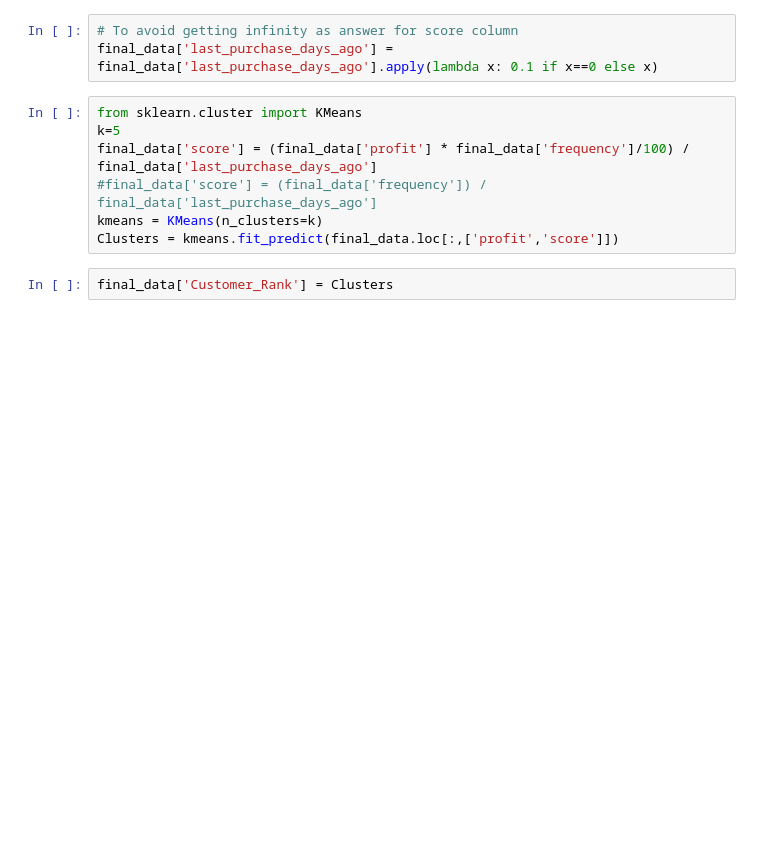
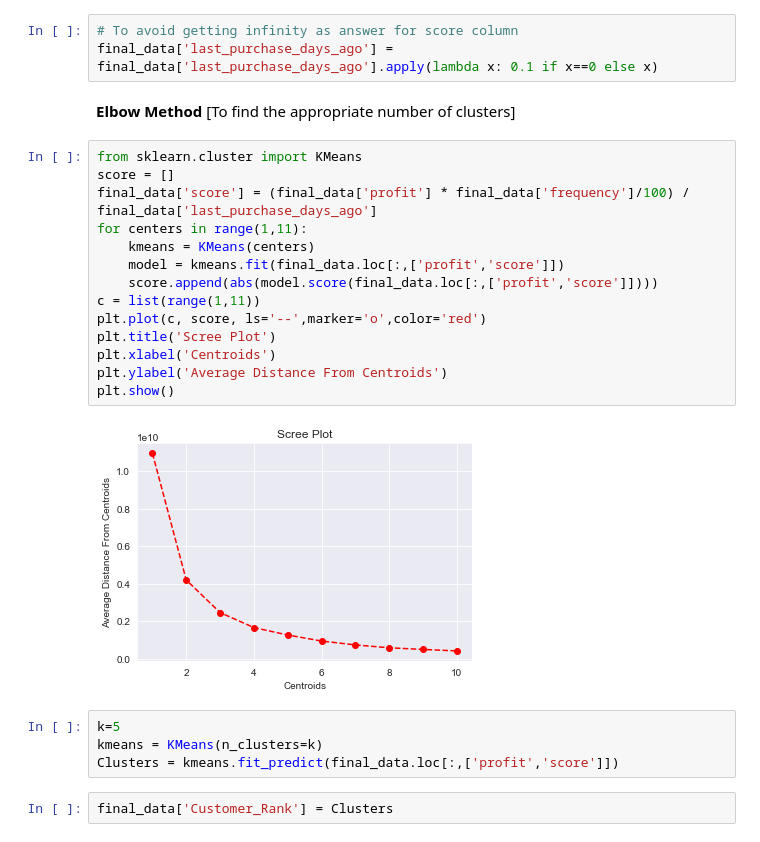
Before and after one commit to arunachalam-n/KPMG-Virtual_Internship, a Jupyter notebook: Module 2/Data Insights .ipynb, the cells around one changed output. Cells and saved outputs as stored; diff of their text form; blank space fills up the shorter version.

```diff
--- a/Module 2/Data Insights .ipynb
+++ b/Module 2/Data Insights .ipynb
@@ -97,11 +97,26 @@ We roughly removed along 670 Ids due to inconsistent data, So our final length o
 # %%
 # To avoid getting infinity as answer for score column
 final_data['last_purchase_days_ago'] = final_data['last_purchase_days_ago'].apply(lambda x: 0.1 if x==0 else x)
+# %% [markdown]
+**Elbow Method** [To find the appropriate number of clusters]
+# %%
+from sklearn.cluster import KMeans
+score = []
+final_data['score'] = (final_data['profit'] * final_data['frequency']/100) / final_data['last_purchase_days_ago']
+for centers in range(1,11):
+    kmeans = KMeans(centers)
+    model = kmeans.fit(final_data.loc[:,['profit','score']])
+    score.append(abs(model.score(final_data.loc[:,['profit','score']])))
+c = list(range(1,11))
+plt.plot(c, score, ls='--',marker='o',color='red')
+plt.title('Scree Plot')
+plt.xlabel('Centroids')
+plt.ylabel('Average Distance From Centroids')
+plt.show()
+# %% [output]
+[figure, added]
 # %%
-from sklearn.cluster import KMeans
 k=5
-final_data['score'] = (final_data['profit'] * final_data['frequency']/100) / final_data['last_purchase_days_ago']
-#final_data['score'] = (final_data['frequency']) / final_data['last_purchase_days_ago']
 kmeans = KMeans(n_clusters=k)
 Clusters = kmeans.fit_predict(final_data.loc[:,['profit','score']])
 # %%
```
Also changed, not shown: parts of 6 cells of this notebook, 2 other files.
